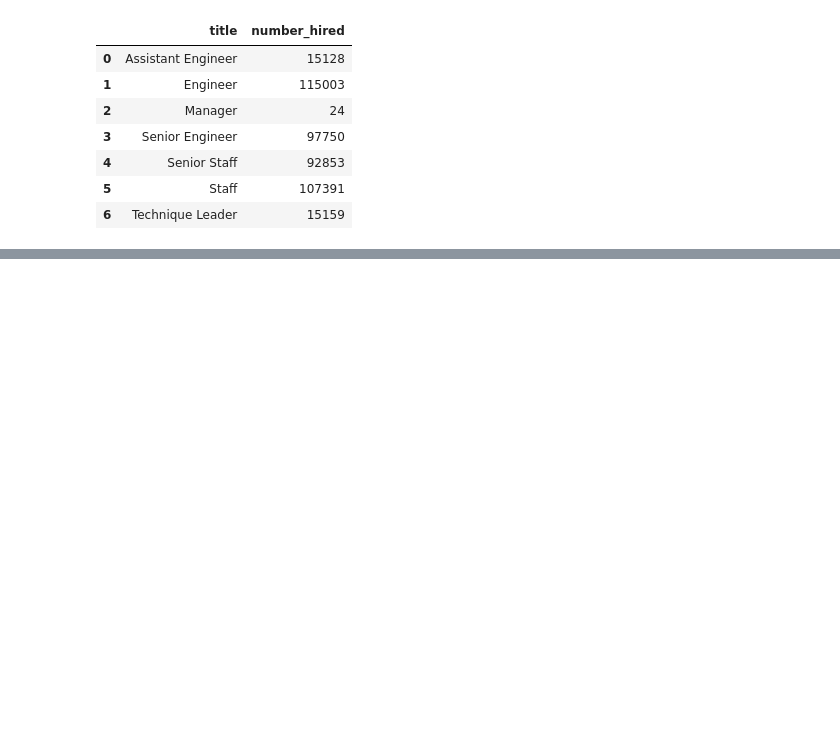
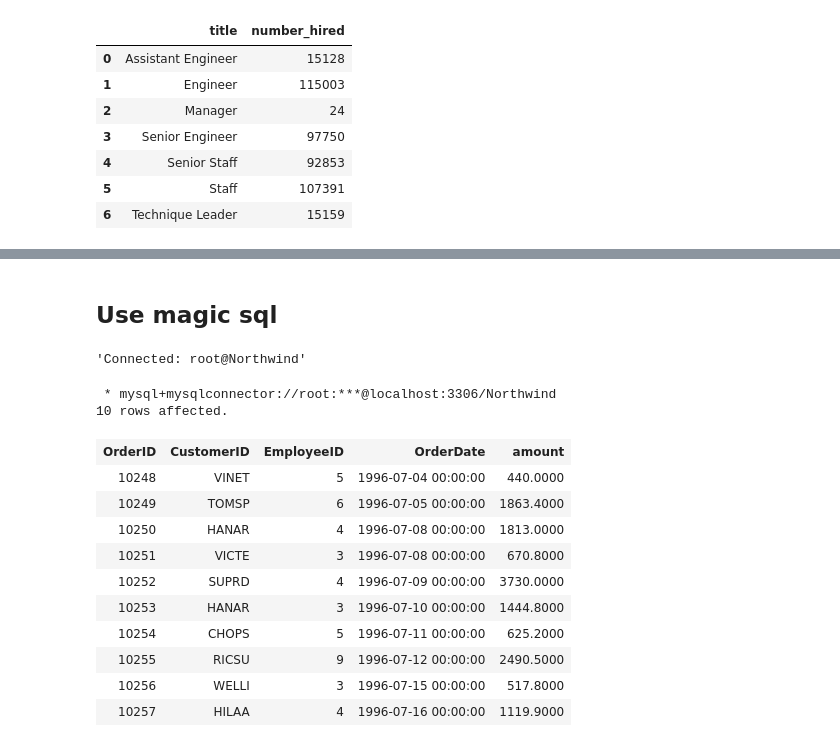
Before and after one commit to xning11/SQLpractice, a Jupyter notebook: mysql-in-python.ipynb, the cells around one changed output, grey strips where cells are left out. Drawn from its saved outputs; the diff is of its cells as text; code cells hidden in the pictures; blank space fills up the shorter version.

Commit message:
add magic sql cmd

```diff
--- a/mysql-in-python.ipynb
+++ b/mysql-in-python.ipynb
@@ -147,3 +147,37 @@ sql_to_pd(query1)
 | 15 | 2000 | 98.0 | 1444.0 | 0.0 | 6545.0 | 6224.0 | 629.0 | 92.0 |
 | 16 | 2001 | 0.0 | 848.0 | 0.0 | 6490.0 | 5940.0 | 0.0 | 0.0 |
 | 17 | 2002 | 0.0 | 471.0 | 0.0 | 3658.0 | 3454.0 | 0.0 | 0.0 |
+# %% [markdown]
+## Use magic sql
+# %%
+database = 'Northwind'
+%load_ext sql
+%sql $uri$database
+# %% [output]
+'Connected: root@Northwind'
+# %%
+%%sql
+SELECT o.OrderID, o.CustomerID, o.EmployeeID, o.OrderDate, p.amount
+FROM Orders o
+JOIN (
+    SELECT OrderID, SUM(UnitPrice * Quantity) AS Amount
+    FROM Order_Details
+    GROUP BY OrderID
+) p
+USING(OrderID)
+ORDER BY OrderID
+LIMIT 10;
+# %% [output]
+ * mysql+mysqlconnector://root:***@localhost:3306/Northwind
+10 rows affected.
+| OrderID | CustomerID | EmployeeID | OrderDate | amount |
+| 10248 | VINET | 5 | 1996-07-04 00:00:00 | 440.0000 |
+| 10249 | TOMSP | 6 | 1996-07-05 00:00:00 | 1863.4000 |
+| 10250 | HANAR | 4 | 1996-07-08 00:00:00 | 1813.0000 |
+| 10251 | VICTE | 3 | 1996-07-08 00:00:00 | 670.8000 |
+| 10252 | SUPRD | 4 | 1996-07-09 00:00:00 | 3730.0000 |
+| 10253 | HANAR | 3 | 1996-07-10 00:00:00 | 1444.8000 |
+| 10254 | CHOPS | 5 | 1996-07-11 00:00:00 | 625.2000 |
+| 10255 | RICSU | 9 | 1996-07-12 00:00:00 | 2490.5000 |
+| 10256 | WELLI | 3 | 1996-07-15 00:00:00 | 517.8000 |
+| 10257 | HILAA | 4 | 1996-07-16 00:00:00 | 1119.9000 |
```
Also changed, not shown: parts of 7 cells of this notebook.
